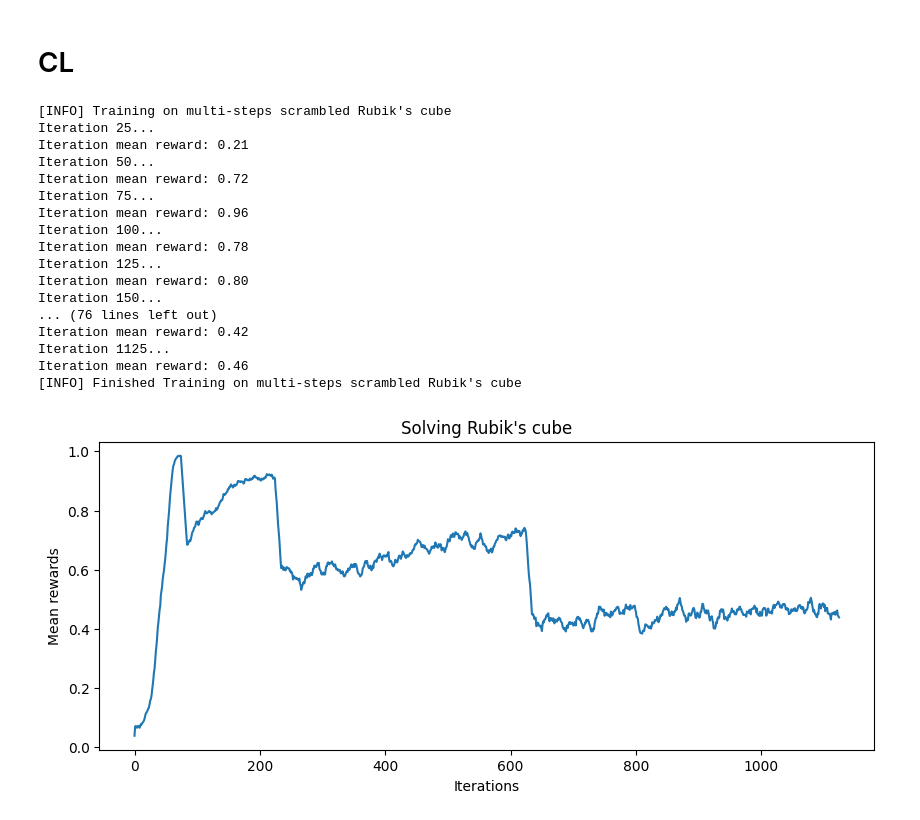
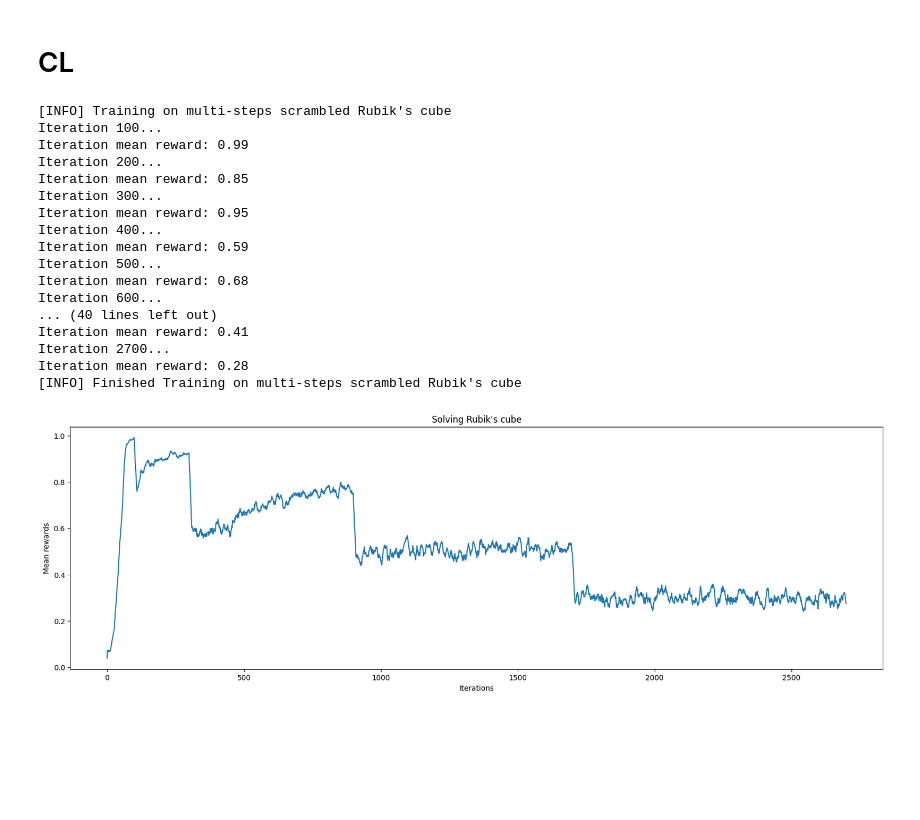
Before and after one commit to BrouthenKamel/AutoCL-Research, a Jupyter notebook: Rubik_Cube_PPO_with_JAX.ipynb, the cells around one changed output. Drawn from its saved outputs; the diff is of its cells as text; code cells hidden in the pictures; blank space fills up the shorter version.

Commit message:
CL to solve 5 scrambles

```diff
--- a/Rubik_Cube_PPO_with_JAX.ipynb
+++ b/Rubik_Cube_PPO_with_JAX.ipynb
@@ -935,19 +935,19 @@ plt.show()
 # CL
 # %%
 scrambles = {
-    "1": 75,
-    "2": 150,
-    "3": 400,
-    "4": 500,
-    "5": 600
+    "1": 100,
+    "2": 200,
+    "3": 600,
+    "4": 800,
+    "5": 1000
 }
 
 max_steps = {
     "1": 3,
     "2": 4,
     "3": 6,
-    "4": 7,
-    "5": 8
+    "4": 8,
+    "5": 10
 }
 
 n_scrambles_cl = []
@@ -961,28 +961,28 @@ for i in scrambles.keys():
 n_scrambles_cl = jnp.array(n_scrambles_cl)
 max_iter_steps = jnp.array(max_iter_steps)
 # %%
-trainer_cl = train_n_scrambled_cube(n_scrambles=n_scrambles_cl, num_iteration=1125, max_iter_steps=max_iter_steps, checkpoint=25)
+trainer_cl = train_n_scrambled_cube(n_scrambles=n_scrambles_cl, num_iteration=2700, max_iter_steps=max_iter_steps, checkpoint=100)
 rewards_cl, losses_cl = trainer_cl.get_record()
 # %% [output]
 [INFO] Training on multi-steps scrambled Rubik's cube
-Iteration 25...
-Iteration mean reward: 0.21
-Iteration 50...
-Iteration mean reward: 0.72
-Iteration 75...
-Iteration mean reward: 0.96
 Iteration 100...
-Iteration mean reward: 0.78
-Iteration 125...
-Iteration mean reward: 0.80
-Iteration 150...
-... (76 lines left out)
-Iteration mean reward: 0.42
-Iteration 1125...
-Iteration mean reward: 0.46
+Iteration mean reward: 0.99
+Iteration 200...
+Iteration mean reward: 0.85
+Iteration 300...
+Iteration mean reward: 0.95
+Iteration 400...
+Iteration mean reward: 0.59
+Iteration 500...
+Iteration mean reward: 0.68
+Iteration 600...
+... (40 lines left out)
+Iteration mean reward: 0.41
+Iteration 2700...
+Iteration mean reward: 0.28
 [INFO] Finished Training on multi-steps scrambled Rubik's cube
 # %%
-plot_rewards(rewards_cl)
+plot_rewards(rewards_cl, figsize=(20, 6))
 # %% [output]
-[figure, old version]
+[figure, new version]
 # %%
```
Also changed, not shown: parts of 2 cells of this notebook.
